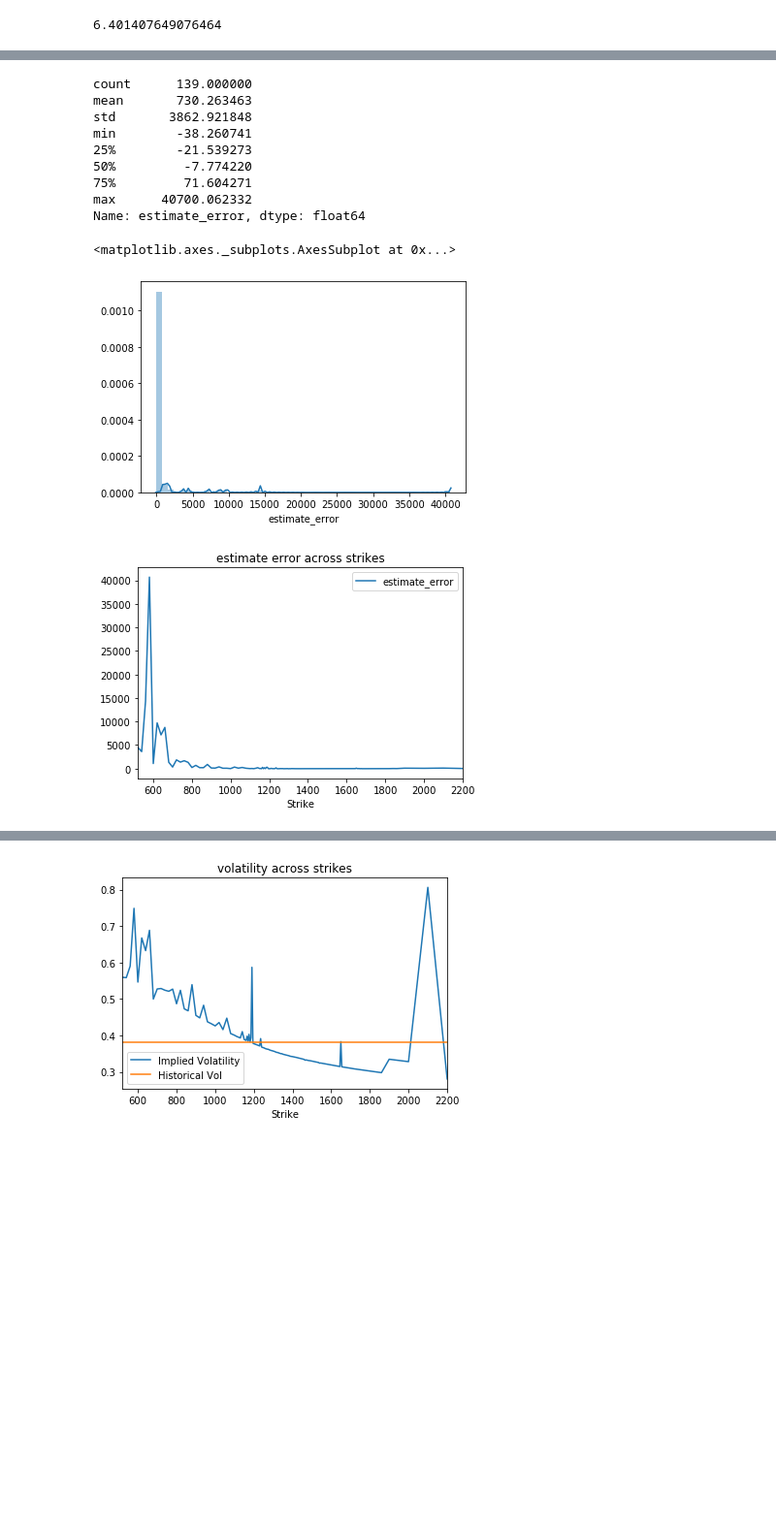
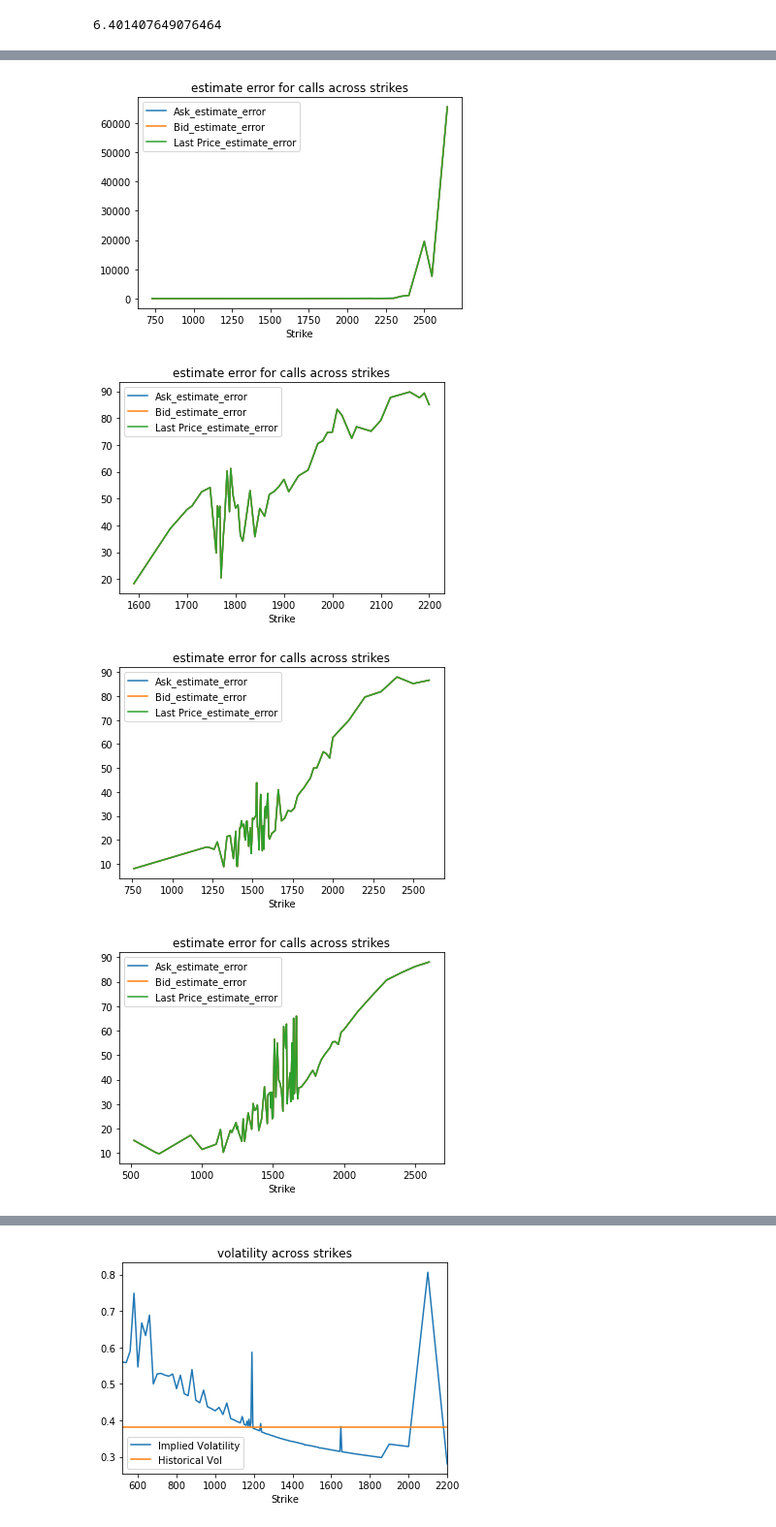
Before and after one commit to Maosef/options_pricing, a Jupyter notebook: option pricing active.ipynb, the cells around one changed output, grey strips where cells are left out. Shown at 97% size. Drawn from its saved outputs; the diff is of its cells as text; code cells hidden in the pictures; blank space fills up the shorter version.

```diff
--- a/option pricing active.ipynb
+++ b/option pricing active.ipynb
@@ -26,10 +32,11 @@ expiration_datetime = datetime(2021, 6, 18, 0, 0, tzinfo=timezone.utc)
 # %%
 # get a UTC timestamp from a date. This is used to scrape data from Yahoo Finance.
 
-expiration_timestamp = int(expiration_datetime.timestamp())
+expiration_timestamp = []
+for x in expiration_datetime:
+    expiration_timestamp.append(int(x.timestamp()))
 
 print(expiration_timestamp)
-print(datetime.fromtimestamp(expiration_timestamp)) # this is in UTC, add 5 hours to this to get EST
-
-# feb 19 2021
+for x in expiration_timestamp:
+    print(datetime.fromtimestamp(x)) # this is in UTC, add 5 hours to this to get EST
 # %% [output]
@@ -104,5 +143,7 @@ cur_rfr.plot(title="Treasury Curve for {}".format(rfr_date))
 # %%
-# BSM model
+# 3
+# BSM model algorithm using SciPy for the normal distribution
+# Explicit formula for solving European Option Prices
 
 # S is the spot price
 # K is the strike price
@@ -110,7 +151,7 @@ cur_rfr.plot(title="Treasury Curve for {}".format(rfr_date))
 # r is the risk free rate
 # sigma is the annual volatility of the returns of the stock
 
-def black_scholes(S, K, T, r, sigma, option_type='call'):
+def black_scholes(S, K, T, r, sigma, option_type):
 
     d1 = (np.log(S/K) + (r + sigma**2/2)*T)/(sigma * sqrt(T))
     d2 = d1 - sigma * np.sqrt(T)
@@ -190,5 +280,6 @@ df_estimate
 # %%
-# plot option prices across strikes
+# plot call prices across strikes
 
-df_estimate.plot(x='Strike',y=['Last Price','estimate'], title='Computed v Market prices for {}, Expiry {}'.format(ticker, expiration_datetime.date()))
+for i in range(0,5):
+    calls_estimate_df[i].plot(x='Strike',y=['Ask','Bid','Last Price','estimate'], title='Computed Call Price v Market Prices for {}, Expiry {}'.format(ticker, expiration_datetime[i].date()))
 # %% [output]
@@ -196,0 +291,5 @@ df_estimate.plot(x='Strike',y=['Last Price','estimate'], title='Computed v Marke
+# %%
+# plot put prices across strikes
+
+for i in range(0,5):
+    puts_estimate_df[i].plot(x='Strike',y=['Ask','Bid','Last Price','estimate'], title='Computed Put Price v Market Prices for {}, Expiry {}'.format(ticker, expiration_datetime[i].date()))
@@ -197,24 +302,22 @@ df_estimate.plot(x='Strike',y=['Last Price','estimate'], title='Computed v Marke
 # %%
-df_estimate['estimate_error'] = ((df_estimate['Last Price'] - df_estimate['estimate'])/df_estimate['estimate'])*100
-ax = sns.distplot(df_estimate['estimate_error'])
-print(df_estimate['estimate_error'].describe())
+## calls error
+
+error_types = ['Ask_estimate_error','Bid_estimate_error','Last Price_estimate_error']
+
+for i in range(0,5):
+    for j in range (0,3):
+        calls_estimate_df[i][error_types[j]] = ((abs(calls_estimate_df[i]['Last Price'] - calls_estimate_df[i]['estimate'])/calls_estimate_df[i]['estimate']))*100
+        #ax = sns.distplot(calls_estimate_df[i]['last_estimate_error'])
+        #print(calls_estimate_df[i]['last_estimate_error'].describe())
 
 # across strikes, the median error is 34%, but there is a huge spread and outliers,
 # which mainly seem to be due to the higher strikes being very close to 0.
 
 # plot the error across strikes
 
-df_estimate.plot(x='Strike',y='estimate_error',title='estimate error across strikes')
+    calls_estimate_df[i].plot(x='Strike',y=['Ask_estimate_error','Bid_estimate_error','Last Price_estimate_error'],title='estimate error for calls across strikes')
 # %% [output]
-count      139.000000
-mean       730.263463
-std       3862.921848
-min        -38.260741
-25%        -21.539273
-50%         -7.774220
-75%         71.604271
-max      40700.062332
-Name: estimate_error, dtype: float64
-<matplotlib.axes._subplots.AxesSubplot at 0x...>
-[figure, old version]
+[figure, new version]
-[figure, old version]
+[figure, new version]
+[figure, added]
+[figure, added]
```
Also changed, not shown: parts of 22 cells of this notebook, 1 other file.
